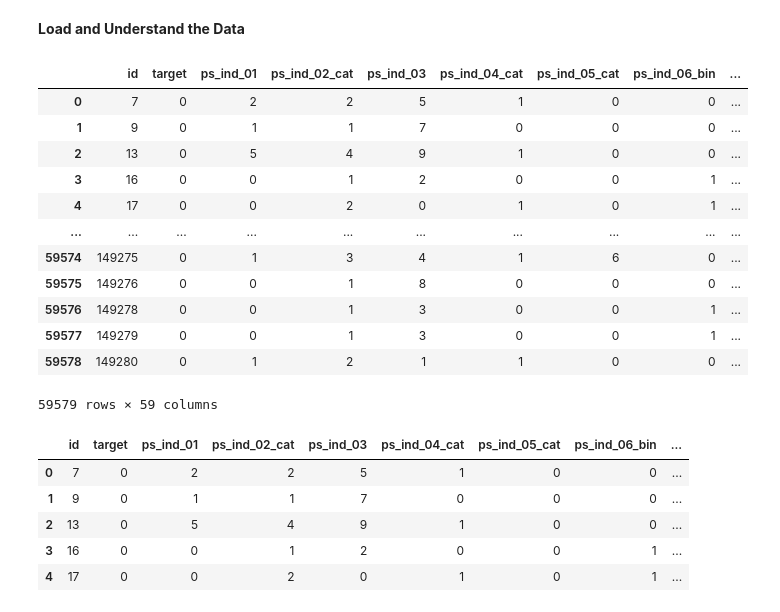
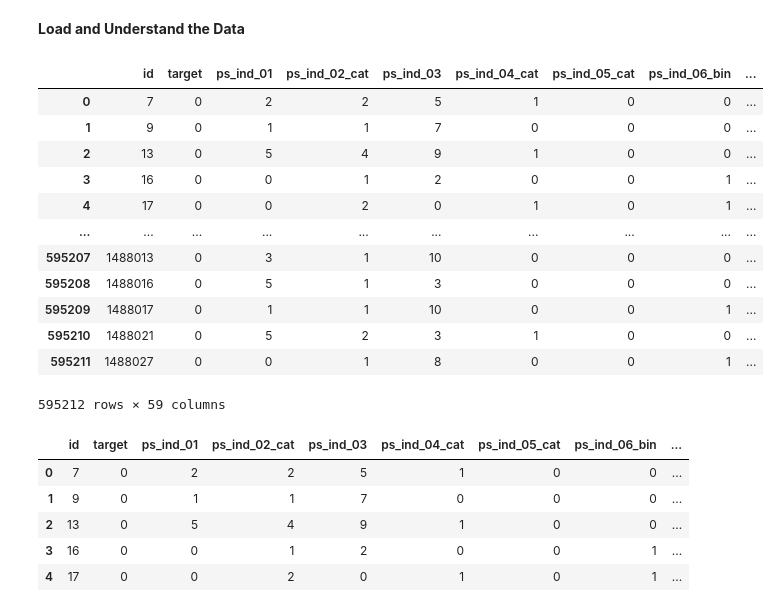
Before and after one commit to pjadhav2491/InsuranceClaim-, a Jupyter notebook: Improved_Insurance_Claim_Prediction (1).ipynb, the cells around one changed output. Cells and saved outputs as stored; diff of their text form; code cells hidden in the pictures.

```diff
--- a/Improved_Insurance_Claim_Prediction (1).ipynb
+++ b/Improved_Insurance_Claim_Prediction (1).ipynb
@@ -33,22 +33,22 @@ warnings.filterwarnings("ignore")
 # %% [markdown]
 **Load and Understand the Data**
 # %%
-df = pd.read_csv("/content/train.csv")
+df = pd.read_csv("/content/train.xls")
 df
 # %% [output]
 |  | id | target | ps_ind_01 | ps_ind_02_cat | ps_ind_03 | ps_ind_04_cat | ps_ind_05_cat | ps_ind_06_bin | ... |
 | 0 | 7 | 0 | 2 | 2 | 5 | 1 | 0 | 0 | ... |
 | 1 | 9 | 0 | 1 | 1 | 7 | 0 | 0 | 0 | ... |
 | 2 | 13 | 0 | 5 | 4 | 9 | 1 | 0 | 0 | ... |
 | 3 | 16 | 0 | 0 | 1 | 2 | 0 | 0 | 1 | ... |
 | 4 | 17 | 0 | 0 | 2 | 0 | 1 | 0 | 1 | ... |
 | ... | ... | ... | ... | ... | ... | ... | ... | ... | ... |
-| 59574 | 149275 | 0 | 1 | 3 | 4 | 1 | 6 | 0 | ... |
-| 59575 | 149276 | 0 | 0 | 1 | 8 | 0 | 0 | 0 | ... |
-| 59576 | 149278 | 0 | 0 | 1 | 3 | 0 | 0 | 1 | ... |
-| 59577 | 149279 | 0 | 0 | 1 | 3 | 0 | 0 | 1 | ... |
-| 59578 | 149280 | 0 | 1 | 2 | 1 | 1 | 0 | 0 | ... |
+| 595207 | 1488013 | 0 | 3 | 1 | 10 | 0 | 0 | 0 | ... |
+| 595208 | 1488016 | 0 | 5 | 1 | 3 | 0 | 0 | 0 | ... |
+| 595209 | 1488017 | 0 | 1 | 1 | 10 | 0 | 0 | 1 | ... |
+| 595210 | 1488021 | 0 | 5 | 2 | 3 | 1 | 0 | 0 | ... |
+| 595211 | 1488027 | 0 | 0 | 1 | 8 | 0 | 0 | 1 | ... |
-59579 rows × 59 columns
+595212 rows × 59 columns
 # %%
 df.head()
 # %% [output]
```
Also changed, not shown: parts of 17 cells of this notebook.
